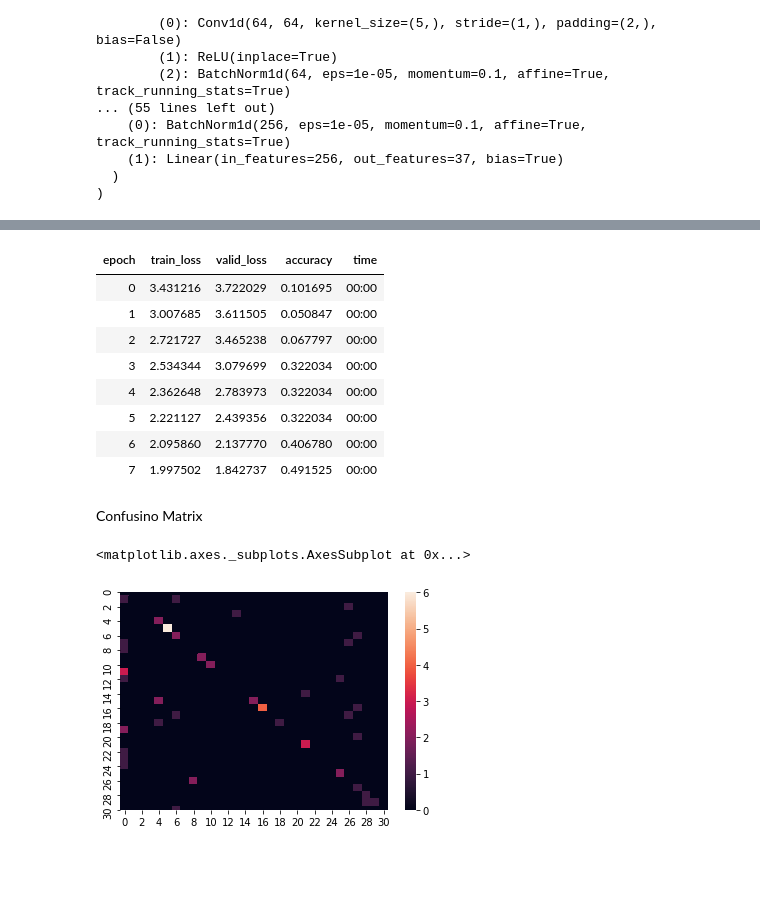
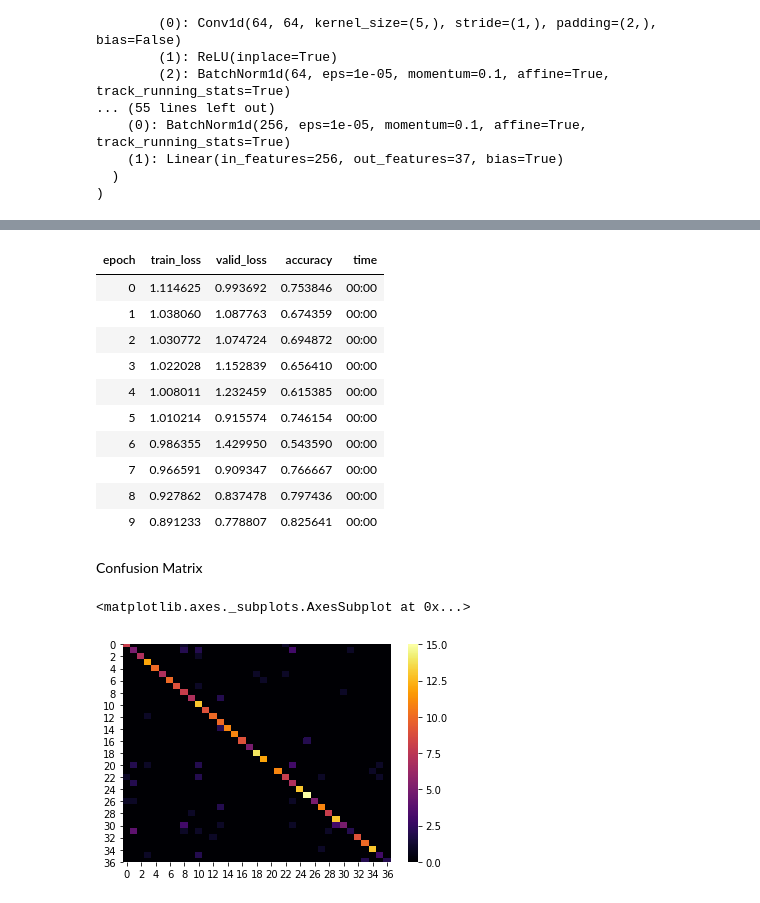
Before and after one commit to tcapelle/timeseries_fastai, a Jupyter notebook: 01_adiac.ipynb, the cells around one changed output, grey strips where cells are left out. Drawn from its saved outputs; the diff is of its cells as text; code cells hidden in the pictures; blank space fills up the shorter version.

```diff
--- a/01_adiac.ipynb
+++ b/01_adiac.ipynb
@@ -101,3 +81,5 @@ x.shape, y.shape
 # %%
-train_dl = DataLoader(tr_data, batch_size=64, shuffle=True)
-valid_dl = DataLoader(val_data, batch_size=64, shuffle=True)
+def create_databunch(tr_ds, val_ds):
+    train_dl = DataLoader(tr_ds, batch_size=64, shuffle=True)
+    valid_dl = DataLoader(val_ds, batch_size=64, shuffle=True)
+    return DataBunch(train_dl, valid_dl)
@@ -106,3 +86,5 @@ db = DataBunch(train_dl, valid_dl)
+# %%
+db = create_databunch(tr_ds, val_ds)
 # %% [markdown]
 Testing dims at input/output
 # %%
@@ -129,7 +111,7 @@ def create_resnet(ni, nout):
                          nn.Sequential(*bn_drop_lin(2*128,nout))
                         )
 # %%
-model = create_resnet(1, ts.target.nunique()); model
+model = create_resnet(1, num_classes); model
 # %% [output]
 Sequential(
   (0): Sequential(
@@ -163,23 +145,25 @@ learn_res = fastai.basic_train.Learner(db,
 # %%
-learn_res.fit_one_cycle(8, 1e-3)
+learn_res.fit_one_cycle(10, 1e-3)
 # %% [output]
 | epoch | train_loss | valid_loss | accuracy | time |
-| 0 | 3.431216 | 3.722029 | 0.101695 | 00:00 |
-| 1 | 3.007685 | 3.611505 | 0.050847 | 00:00 |
-| 2 | 2.721727 | 3.465238 | 0.067797 | 00:00 |
-| 3 | 2.534344 | 3.079699 | 0.322034 | 00:00 |
-| 4 | 2.362648 | 2.783973 | 0.322034 | 00:00 |
-| 5 | 2.221127 | 2.439356 | 0.322034 | 00:00 |
-| 6 | 2.095860 | 2.137770 | 0.406780 | 00:00 |
-| 7 | 1.997502 | 1.842737 | 0.491525 | 00:00 |
+| 0 | 1.114625 | 0.993692 | 0.753846 | 00:00 |
+| 1 | 1.038060 | 1.087763 | 0.674359 | 00:00 |
+| 2 | 1.030772 | 1.074724 | 0.694872 | 00:00 |
+| 3 | 1.022028 | 1.152839 | 0.656410 | 00:00 |
+| 4 | 1.008011 | 1.232459 | 0.615385 | 00:00 |
+| 5 | 1.010214 | 0.915574 | 0.746154 | 00:00 |
+| 6 | 0.986355 | 1.429950 | 0.543590 | 00:00 |
+| 7 | 0.966591 | 0.909347 | 0.766667 | 00:00 |
+| 8 | 0.927862 | 0.837478 | 0.797436 | 00:00 |
+| 9 | 0.891233 | 0.778807 | 0.825641 | 00:00 |
 # %%
 p, t = learn_res.get_preds()
 # %%
 def get_cm(p, t): return confusion_matrix(t, p.softmax(dim=1).argmax(1))
 # %% [markdown]
-Confusino Matrix
+Confusion Matrix
 # %%
-sns.heatmap(get_cm(p,t))
+sns.heatmap(get_cm(p,t), cmap='inferno')
 # %% [output]
 <matplotlib.axes._subplots.AxesSubplot at 0x...>
-[figure, old version]
+[figure, new version]
```
Also changed, not shown: parts of 15 cells of this notebook, 1 other file.
